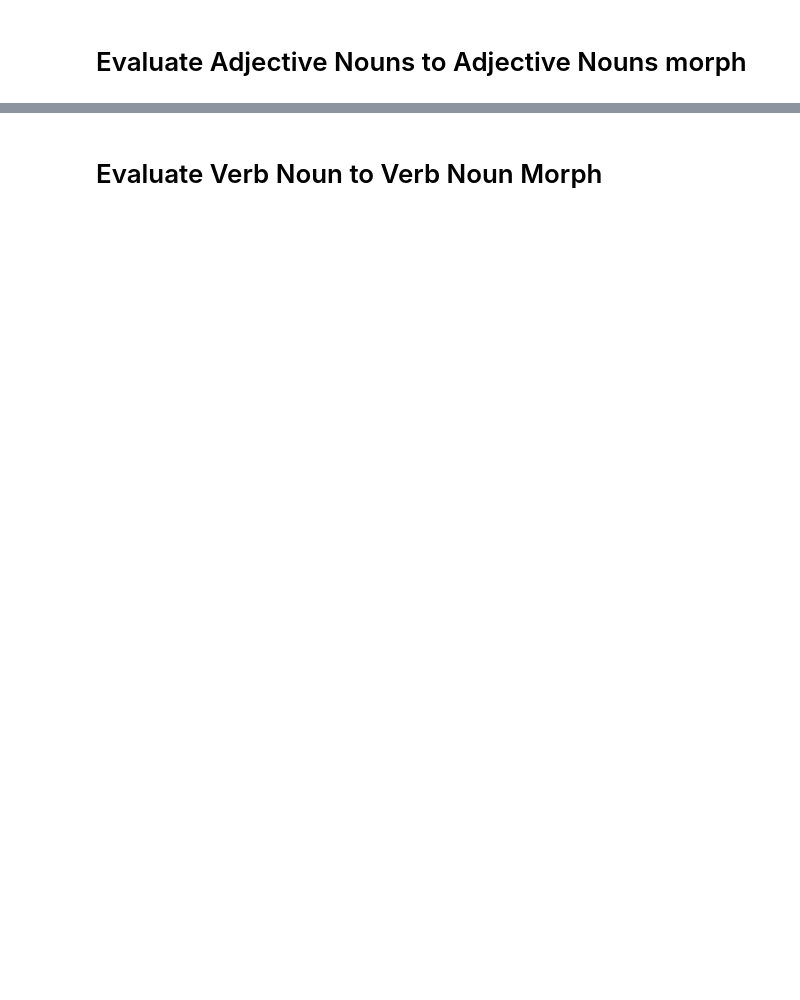
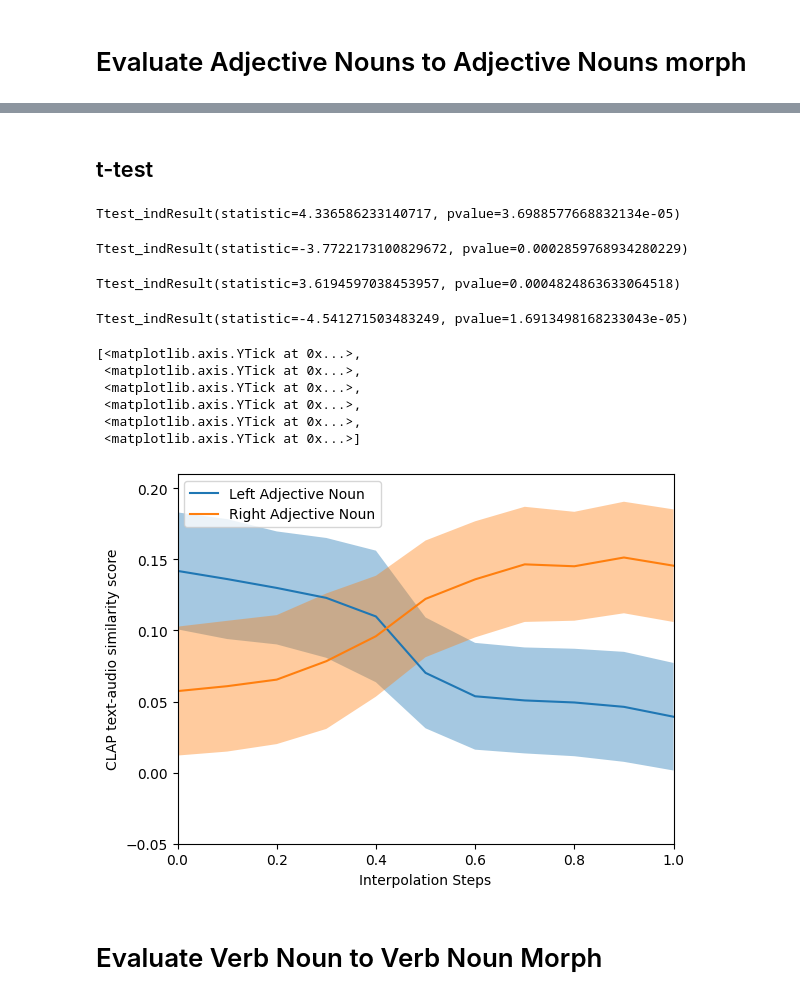
Before and after one commit to pkamath2/AudioLDM2, a Jupyter notebook: eval/evaluate-morph.ipynb, the cells around one changed output, grey strips where cells are left out. Saved outputs shown, nothing was run; the diff lists cells and outputs as text; code cells hidden in the pictures; blank space fills up the shorter version.

```diff
--- a/eval/evaluate-morph.ipynb
+++ b/eval/evaluate-morph.ipynb
@@ -165,0 +209,19 @@ def create_samples(num_choices=1, source_type="adjective", target_type="adjectiv
+# %%
+dirp = "/media/appdir2/Github/audioldm2/eval/samples_morph_2/verb_noun_to_verb_noun"
+
+nlist=[]
+for f in os.listdir(dirp):
+    tokens = "_".join(f.split(".wav")[0].split("_")[:-1])
+    nlist.append(tokens)
+nlist = np.unique(np.array(nlist))
+print('Unique = ', len(nlist))
+
+a_map = {}
+for f in os.listdir(dirp):
+    tokens = "_".join(f.split(".wav")[0].split("_")[:-1])
+
+    if tokens in a_map:
+        a_map[tokens] = a_map[tokens]+1
+    else:
+        a_map[tokens] = 0
+a_map, len(a_map)
@@ -288,3 +491,49 @@ KeyboardInterrupt:
+# %% [markdown]
+## t-test
+# %%
+ttest_ind(left_all_score_list[:,0], left_all_score_list[:,-1])
+# %% [output]
+Ttest_indResult(statistic=4.336586233140717, pvalue=3.6988577668832134e-05)
+# %%
+ttest_ind(right_all_score_list[:,0], right_all_score_list[:,-1])
+# %% [output]
+Ttest_indResult(statistic=-3.7722173100829672, pvalue=0.0002859768934280229)
+# %%
+ttest_ind(left_all_score_list[:,0], right_all_score_list[:,0])
+# %% [output]
+Ttest_indResult(statistic=3.6194597038453957, pvalue=0.0004824863633064518)
+# %%
+ttest_ind(left_all_score_list[:,-1], right_all_score_list[:,-1])
+# %% [output]
+Ttest_indResult(statistic=-4.541271503483249, pvalue=1.6913498168233043e-05)
+# %%
+fig, ax = plt.subplots(1)
+
+left_mean = adj_noun_left_mean
+left_std = adj_noun_left_std
+right_mean = adj_noun_right_mean
+right_std = adj_noun_right_std
+
+ax.plot(np.arange(0,1.1,.1), left_mean,  label='Left Adjective Noun')
+ax.fill_between(np.arange(0,1.1,.1), left_mean+(left_std/2), left_mean-(left_std/2), alpha=0.4)
+
+ax.plot(np.arange(0,1.1,.1), right_mean,  label='Right Adjective Noun')
+ax.fill_between(np.arange(0,1.1,.1), right_mean+(right_std/2), right_mean-(right_std/2), alpha=0.4)
+
+ax.legend(loc='upper left')
+ax.set_xlabel('Interpolation Steps')
+ax.set_ylabel('CLAP text-audio similarity score')
+ax.set_xlim([0,1])
+ax.set_ylim([-0.05,0.21])
+ax.set_yticks([i for i in np.arange(-0.05,0.21,0.05)])
+# %% [output]
+[<matplotlib.axis.YTick at 0x...>,
+ <matplotlib.axis.YTick at 0x...>,
+ <matplotlib.axis.YTick at 0x...>,
+ <matplotlib.axis.YTick at 0x...>,
+ <matplotlib.axis.YTick at 0x...>,
+ <matplotlib.axis.YTick at 0x...>]
+[figure, added]
 # %% [markdown]
 # Evaluate Verb Noun to Verb Noun Morph
 # %%
```
Also changed, not shown: parts of 39 cells of this notebook, 7 other files.
